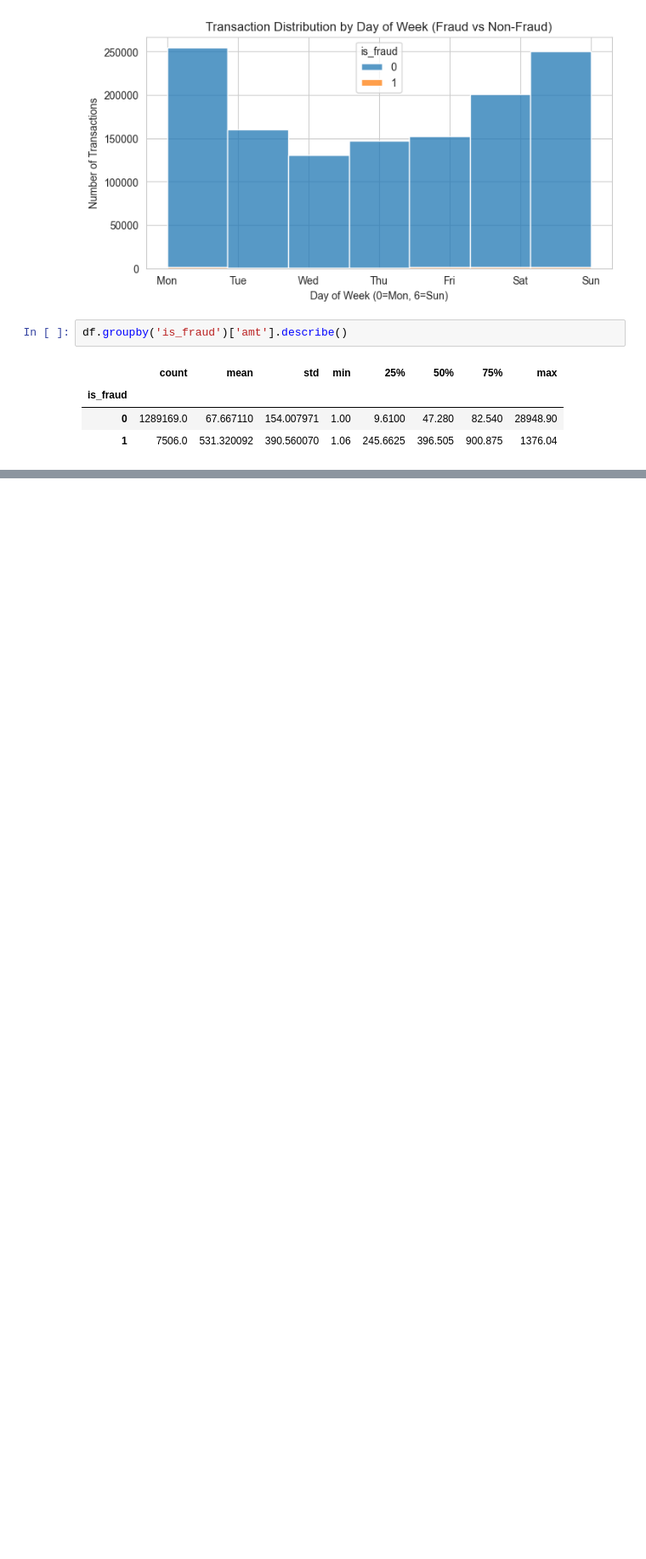
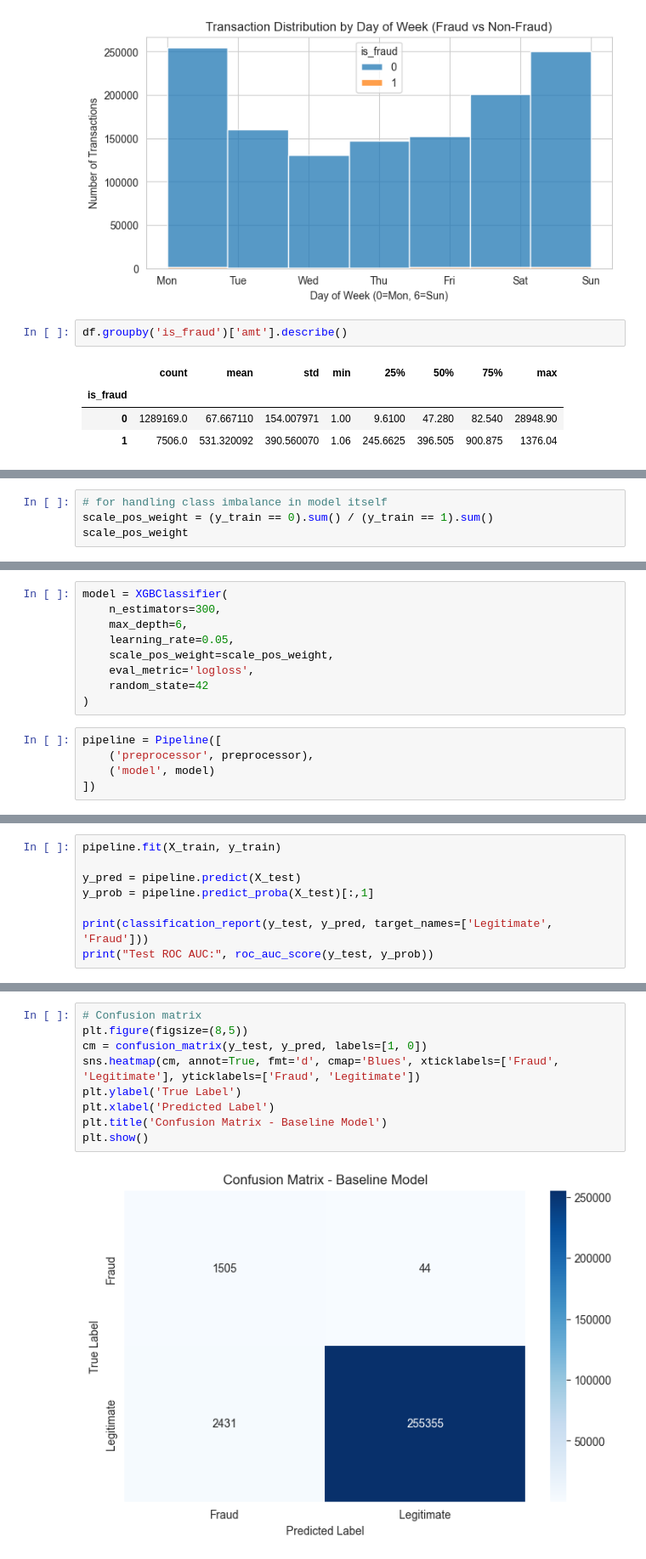
Before and after one commit to hemant-kb/FraudGuard, a Jupyter notebook: back.ipynb, the cells around one changed output, grey strips where cells are left out. Shown at 85% size. Cells and saved outputs as stored; diff of their text form; blank space fills up the shorter version.

```diff
--- a/back.ipynb
+++ b/back.ipynb
@@ -492,0 +465,4 @@ df.head()
+# %%
+# for handling class imbalance in model itself
+scale_pos_weight = (y_train == 0).sum() / (y_train == 1).sum()
+scale_pos_weight
@@ -492,0 +471,14 @@ df.head()
+# %%
+model = XGBClassifier(
+    n_estimators=300,
+    max_depth=6,
+    learning_rate=0.05,
+    scale_pos_weight=scale_pos_weight,
+    eval_metric='logloss',
+    random_state=42
+)
+# %%
+pipeline = Pipeline([
+    ('preprocessor', preprocessor),
+    ('model', model)
+])
@@ -492,0 +511,8 @@ df.head()
+# %%
+pipeline.fit(X_train, y_train)
+
+y_pred = pipeline.predict(X_test)
+y_prob = pipeline.predict_proba(X_test)[:,1]
+
+print(classification_report(y_test, y_pred, target_names=['Legitimate', 'Fraud']))
+print("Test ROC AUC:", roc_auc_score(y_test, y_prob))
@@ -492,0 +530,11 @@ df.head()
+# %%
+# Confusion matrix
+plt.figure(figsize=(8,5))
+cm = confusion_matrix(y_test, y_pred, labels=[1, 0])
+sns.heatmap(cm, annot=True, fmt='d', cmap='Blues', xticklabels=['Fraud', 'Legitimate'], yticklabels=['Fraud', 'Legitimate'])
+plt.ylabel('True Label')
+plt.xlabel('Predicted Label')
+plt.title('Confusion Matrix - Baseline Model')
+plt.show()
+# %% [output]
+[figure, added]
```
Also changed, not shown: parts of 78 cells of this notebook.
